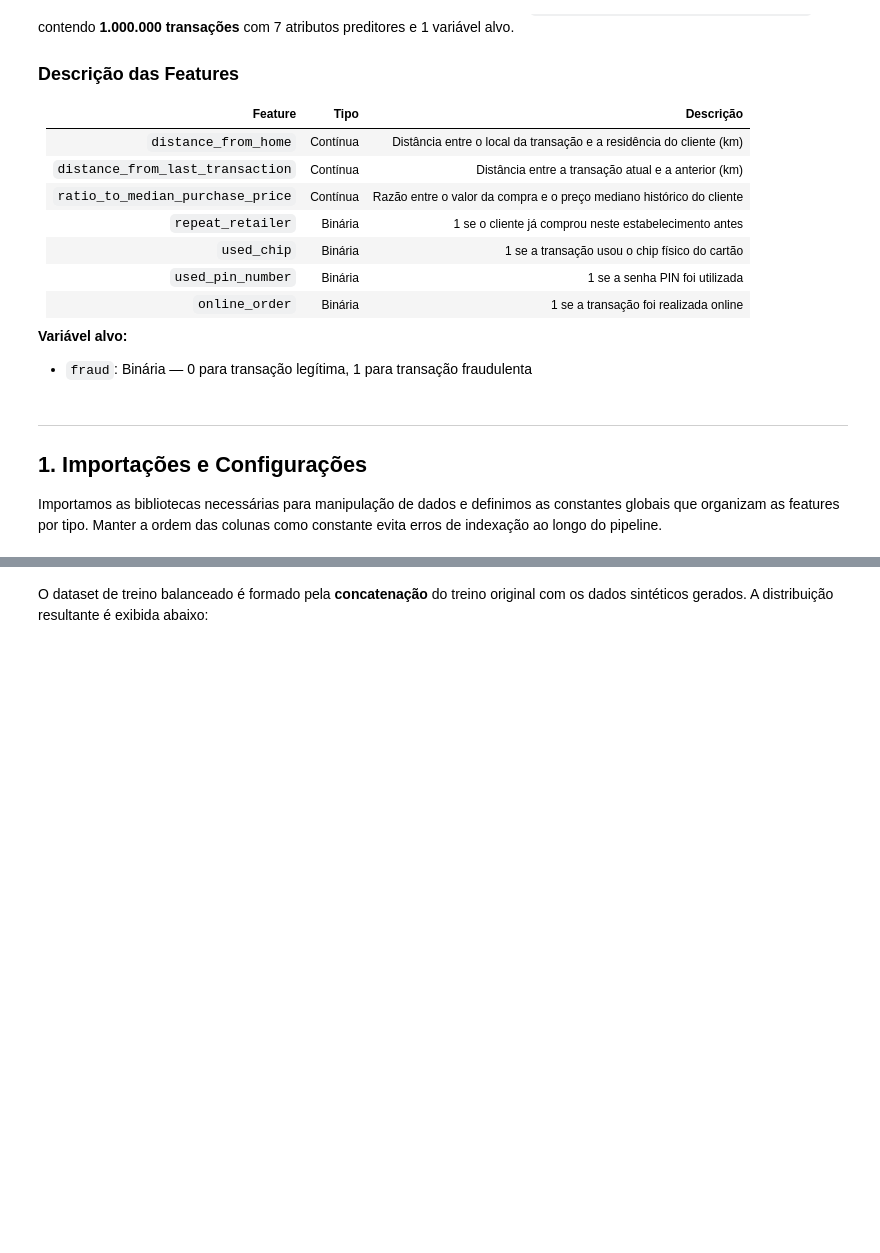
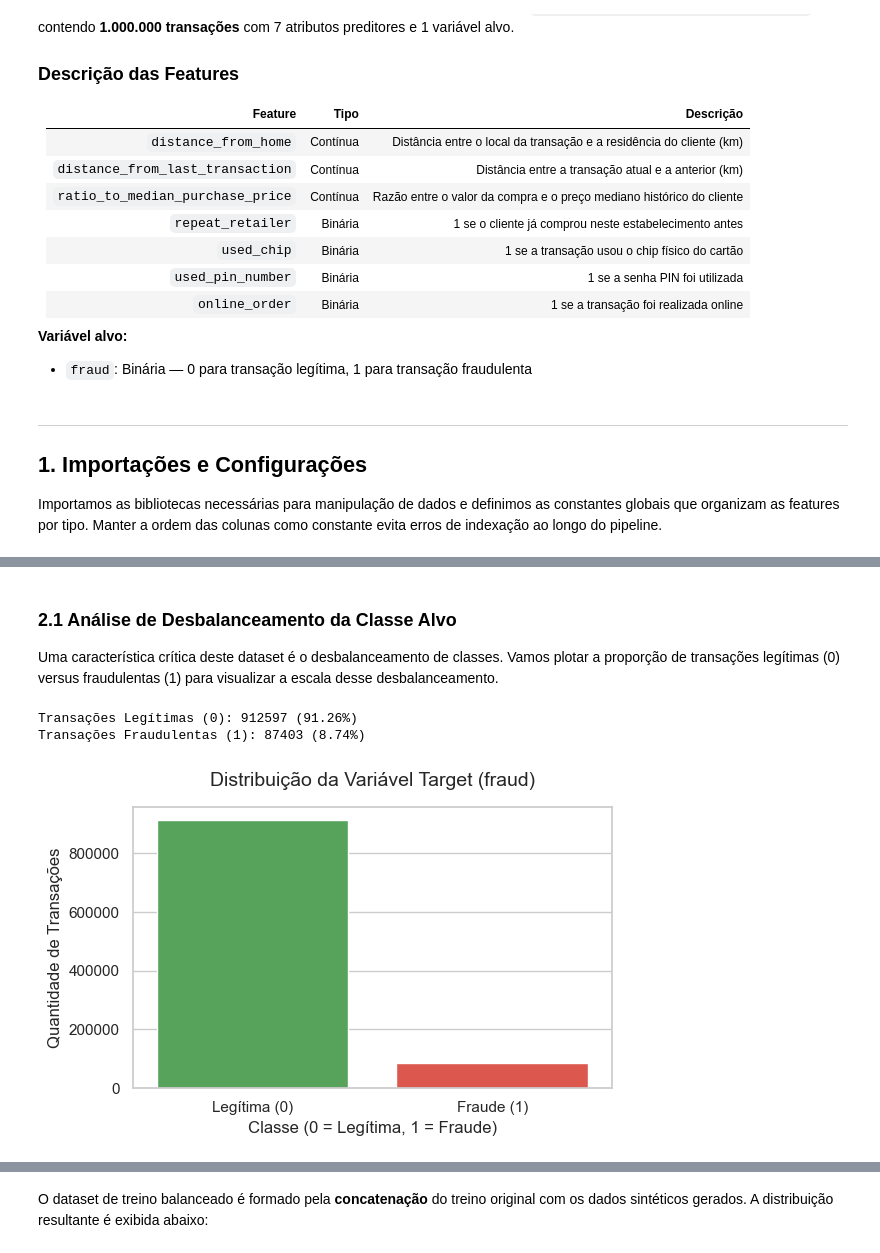
Before and after one commit to zezedp/IML2026_PROJETO, a Jupyter notebook: Projeto.ipynb, the cells around one changed output, grey strips where cells are left out. Cells and saved outputs as stored; diff of their text form; code cells hidden in the pictures; blank space fills up the shorter version.

Commit message:
feat: implementa análise exploratória de dados

```diff
--- a/Projeto.ipynb
+++ b/Projeto.ipynb
@@ -68,0 +99,30 @@ COLUNAS_BINARIAS = [
+# %% [markdown]
+### 2.1 Análise de Desbalanceamento da Classe Alvo
+
+Uma característica crítica deste dataset é o desbalanceamento de classes. Vamos plotar a proporção de transações legítimas (0) versus fraudulentas (1) para visualizar a escala desse desbalanceamento.
+# %%
+# Configurações globais de visualização
+sns.set_theme(style="whitegrid")
+plt.rcParams['figure.figsize'] = [10, 6]
+plt.rcParams['figure.dpi'] = 100
+
+# Contagem e percentual
+contagem_classes = df['fraud'].value_counts()
+percentual_classes = df['fraud'].value_counts(normalize=True) * 100
+
+print(f"Transações Legítimas (0): {contagem_classes[0]} ({percentual_classes[0]:.2f}%)")
+print(f"Transações Fraudulentas (1): {contagem_classes[1]} ({percentual_classes[1]:.2f}%)")
+
+# Gráfico de distribuição do target
+plt.figure(figsize=(6, 4))
+sns.barplot(x=contagem_classes.index, y=contagem_classes.values, hue=contagem_classes.index, palette=['#4CAF50', '#F44336'], legend=False)
+plt.title('Distribuição da Variável Target (fraud)', fontsize=14, pad=15)
+plt.xlabel('Classe (0 = Legítima, 1 = Fraude)', fontsize=12)
+plt.ylabel('Quantidade de Transações', fontsize=12)
+plt.xticks([0, 1], ['Legítima (0)', 'Fraude (1)'])
+plt.tight_layout()
+plt.show()
+# %% [output]
+Transações Legítimas (0): 912597 (91.26%)
+Transações Fraudulentas (1): 87403 (8.74%)
+[figure, added]
```
Also changed, not shown: parts of 21 cells of this notebook.
